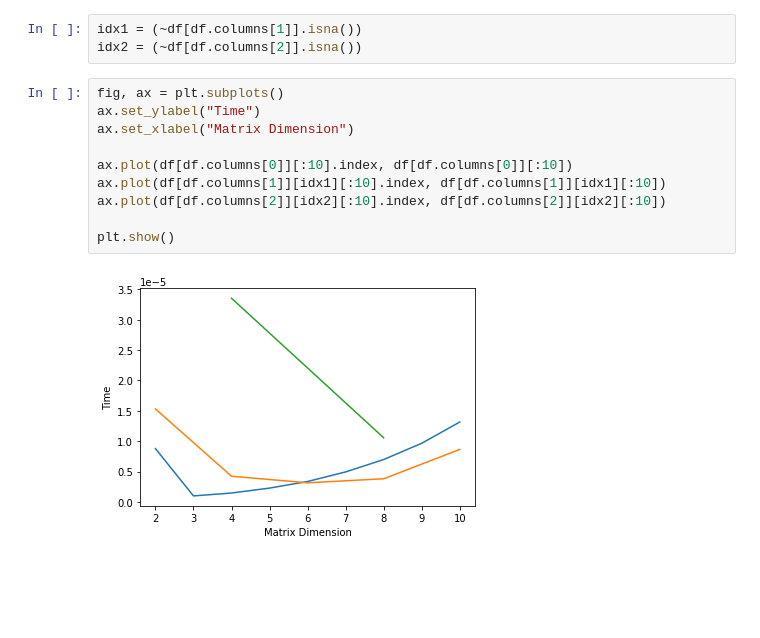
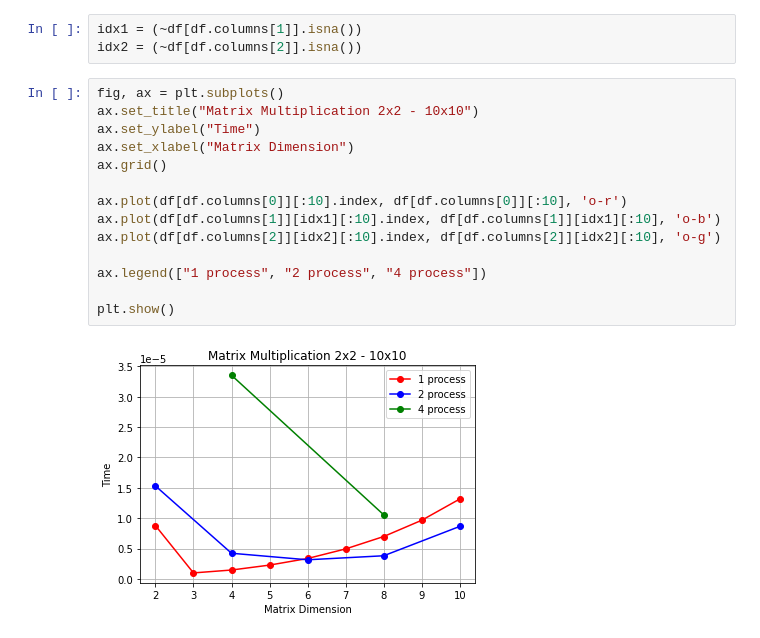
Before and after one commit to alexbrill/results_analysis, a Jupyter notebook: main.ipynb, the cells around one changed output. Drawn from its saved outputs; the diff is of its cells as text; blank space fills up the shorter version.

```diff
--- a/main.ipynb
+++ b/main.ipynb
@@ -39,13 +39,17 @@ idx1 = (~df[df.columns[1]].isna())
 idx2 = (~df[df.columns[2]].isna())
 # %%
 fig, ax = plt.subplots()
+ax.set_title("Matrix Multiplication 2x2 - 10x10")
 ax.set_ylabel("Time")
 ax.set_xlabel("Matrix Dimension")
+ax.grid()
 
-ax.plot(df[df.columns[0]][:10].index, df[df.columns[0]][:10])
-ax.plot(df[df.columns[1]][idx1][:10].index, df[df.columns[1]][idx1][:10])
-ax.plot(df[df.columns[2]][idx2][:10].index, df[df.columns[2]][idx2][:10])
+ax.plot(df[df.columns[0]][:10].index, df[df.columns[0]][:10], 'o-r')
+ax.plot(df[df.columns[1]][idx1][:10].index, df[df.columns[1]][idx1][:10], 'o-b')
+ax.plot(df[df.columns[2]][idx2][:10].index, df[df.columns[2]][idx2][:10], 'o-g')
+
+ax.legend(["1 process", "2 process", "4 process"])
 
 plt.show()
 # %% [output]
-[figure, old version]
+[figure, new version]
```
Also changed, not shown: parts of 3 cells of this notebook.
